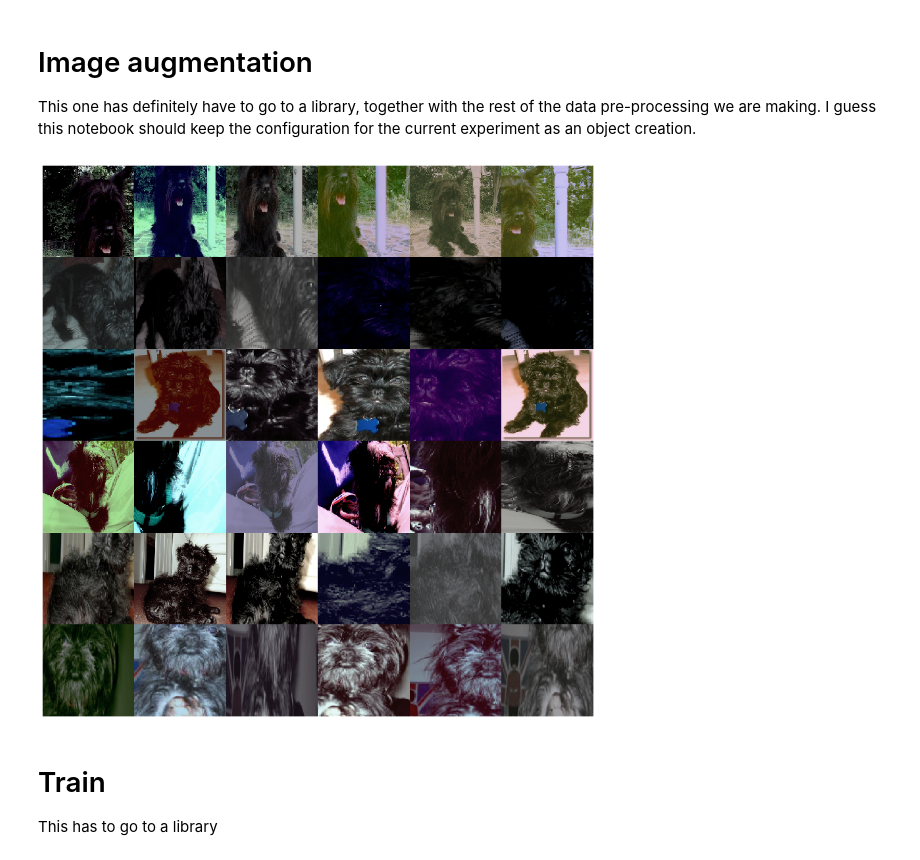
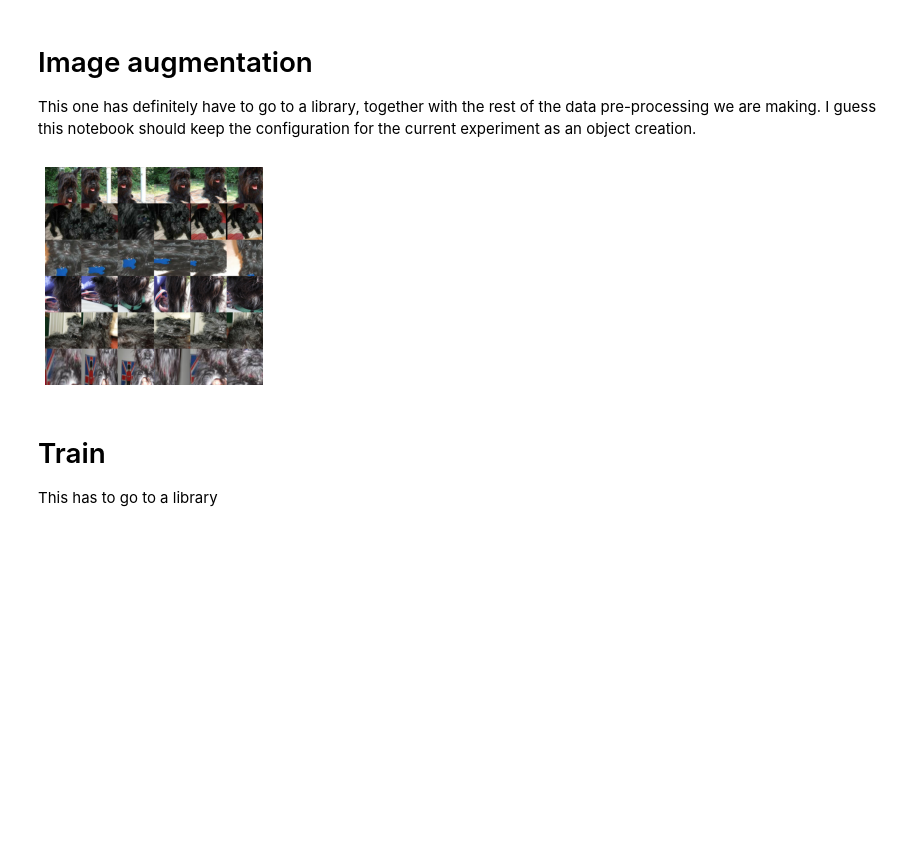
Before and after one commit to lumartin/cnn-dog-breed-classifier, a Jupyter notebook: experiments/experiments_framework_refactor.ipynb, the cells around one changed output. Cells and saved outputs as stored; diff of their text form; code cells hidden in the pictures; blank space fills up the shorter version.

Commit message:
refactor: new train and model libraries
Main experiments framework notebook refactored, and code moved to
new libraries containint utilities for preprocessing, training and
neural network model.

```diff
--- a/experiments/experiments_framework_refactor.ipynb
+++ b/experiments/experiments_framework_refactor.ipynb
@@ -37,71 +41,19 @@ There are 8351 total dog images.
 # Image augmentation
 
 This one has definitely have to go to a library, together with the rest of the data pre-processing we are making. I guess this notebook should keep the configuration for the current experiment as an object creation.
-# %%
-#!pip install git+https://github.com/aleju/imgaug
-from imgaug import augmenters as iaa
-import imgaug as ia
-import PIL
-import numpy as np
-import torch
-import torchvision
-import matplotlib.pyplot as plt
-%matplotlib inline
-
-import matplotlib as mpl
-mpl.rcParams['axes.grid'] = False
-mpl.rcParams['image.interpolation'] = 'nearest'
-mpl.rcParams['figure.figsize'] = 15, 25
-
-def show_dataset(dataset, n=6):
-  img = np.vstack((np.hstack((np.asarray(dataset[i][0]) for _ in range(n)))
-                   for i in range(n)))
-  plt.imshow(img)
-  plt.axis('off')
-
-class ImgAugTransform:
-  def __init__(self):
-
-    sometimes = lambda aug: iaa.Sometimes(0.9, aug)
-
-    self.aug = iaa.Sequential([
-        iaa.Resize((224, 224)),
-        #iaa.Sometimes(0.25, iaa.GaussianBlur(sigma=(0, 3.0))),
-        #iaa.OneOf([iaa.GaussianBlur((0, 3.0)),iaa.AverageBlur(k=(2, 7)),iaa.MedianBlur(k=(3, 11)),]),
-        #sometimes(iaa.Superpixels(p_replace=(0, 1.0),n_segments=(20, 200))),
-        #iaa.Sharpen(alpha=(0, 1.0), lightness=(0.75, 1.5)),
-        #iaa.Emboss(alpha=(0, 1.0), strength=(0, 2.0)),
-        #sometimes(iaa.OneOf([iaa.EdgeDetect(
-        #          alpha=(0, 0.7)),iaa.DirectedEdgeDetect(
-        #          alpha=(0, 0.7), direction=(0.0, 1.0)),])),
-        #iaa.AdditiveGaussianNoise(loc=0, scale=(0.0, 0.05*255), per_channel=0.5),
-        #iaa.Fliplr(0.5),
-        sometimes(iaa.Crop(percent=(0, 0.45))),
-        #iaa.Affine(rotate=(-20, 20), mode='symmetric'),
-        #iaa.Invert(0.05, per_channel=True),
-        #iaa.Add((-10, 10), per_channel=0.5),
-        iaa.Multiply((0.5, 1.0), per_channel=0.5),
-        iaa.LinearContrast((0.5, 2.0), per_channel=0.5),
-        iaa.Grayscale(alpha=(0.0, 1.0)),
-        #sometimes(iaa.ElasticTransformation(alpha=(0.5, 3.5), sigma=0.25)),
-        #iaa.Sometimes(0.25,iaa.OneOf([iaa.Dropout(p=(0, 0.1)),
-        #                              iaa.CoarseDropout(0.1,
-        #                              size_percent=0.5)])),
-        #iaa.AddToHueAndSaturation(value=(-10, 10), per_channel=True),
-        #sometimes(iaa.PiecewiseAffine(scale=(0.01, 0.05)))
-    ])
-
-  def __call__(self, img):
-    img = np.array(img)
-    return self.aug.augment_image(img)
-
-transforms = ImgAugTransform()
-
-dataset = torchvision.datasets.ImageFolder(project_path + 'dog_images/train', transform=transforms)
-
-show_dataset(dataset, 6)
-# %% [output]
-[figure, removed]
+# %%
+from utils.preprocess import *
+sometimes = lambda aug: iaa.Sometimes(0.9, aug)
+
+augmentationList = [iaa.Resize((224, 224)),
+                    sometimes(iaa.Crop(percent=(0, 0.45)))
+                    ]
+
+transforms = ImgAugTransform(augmentationList)
+dataset = torchvision.datasets.ImageFolder(project_path + 'dog_images/train', transform=transforms)
+show_sample(dataset, 6, 6)
+# %% [output]
+[figure, added]
 # %% [markdown]
 # Train
 
```
Also changed, not shown: parts of 6 cells of this notebook, 3 other files.
